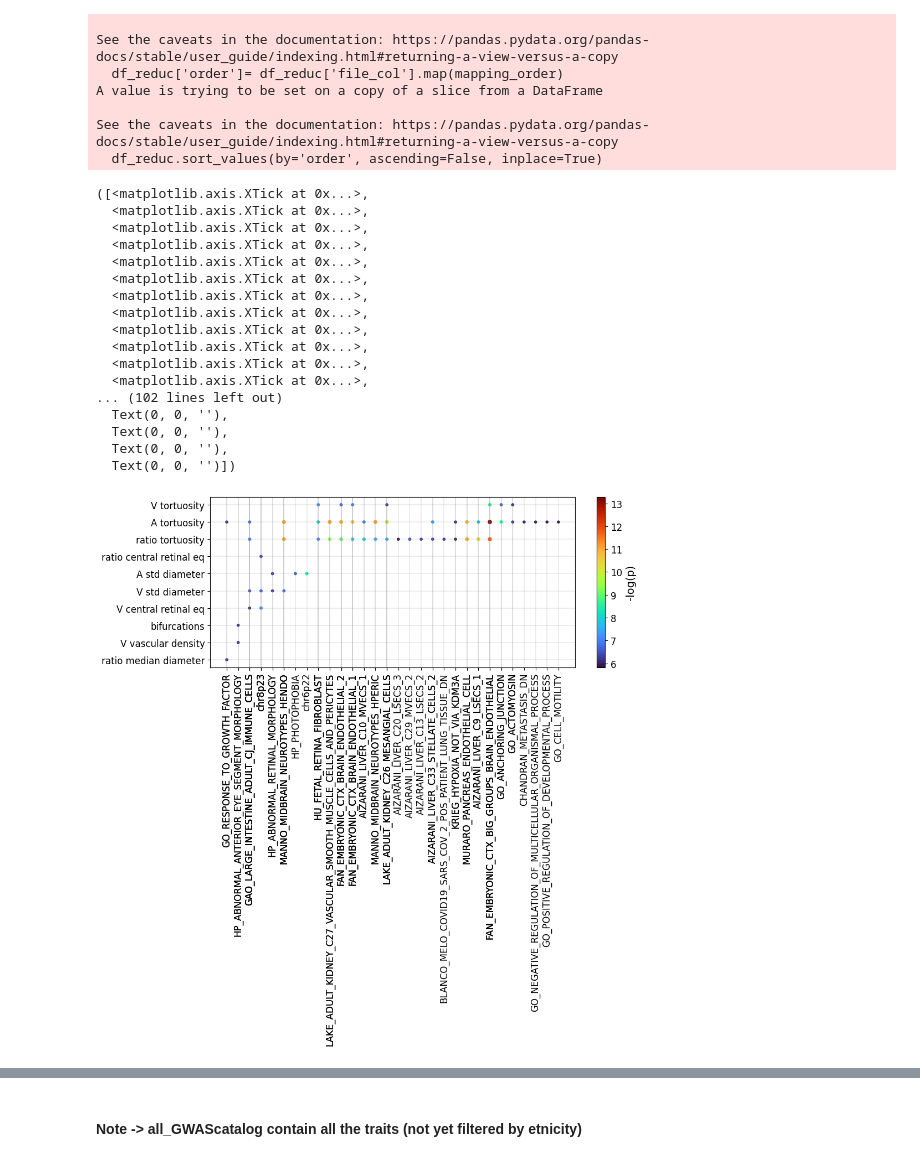
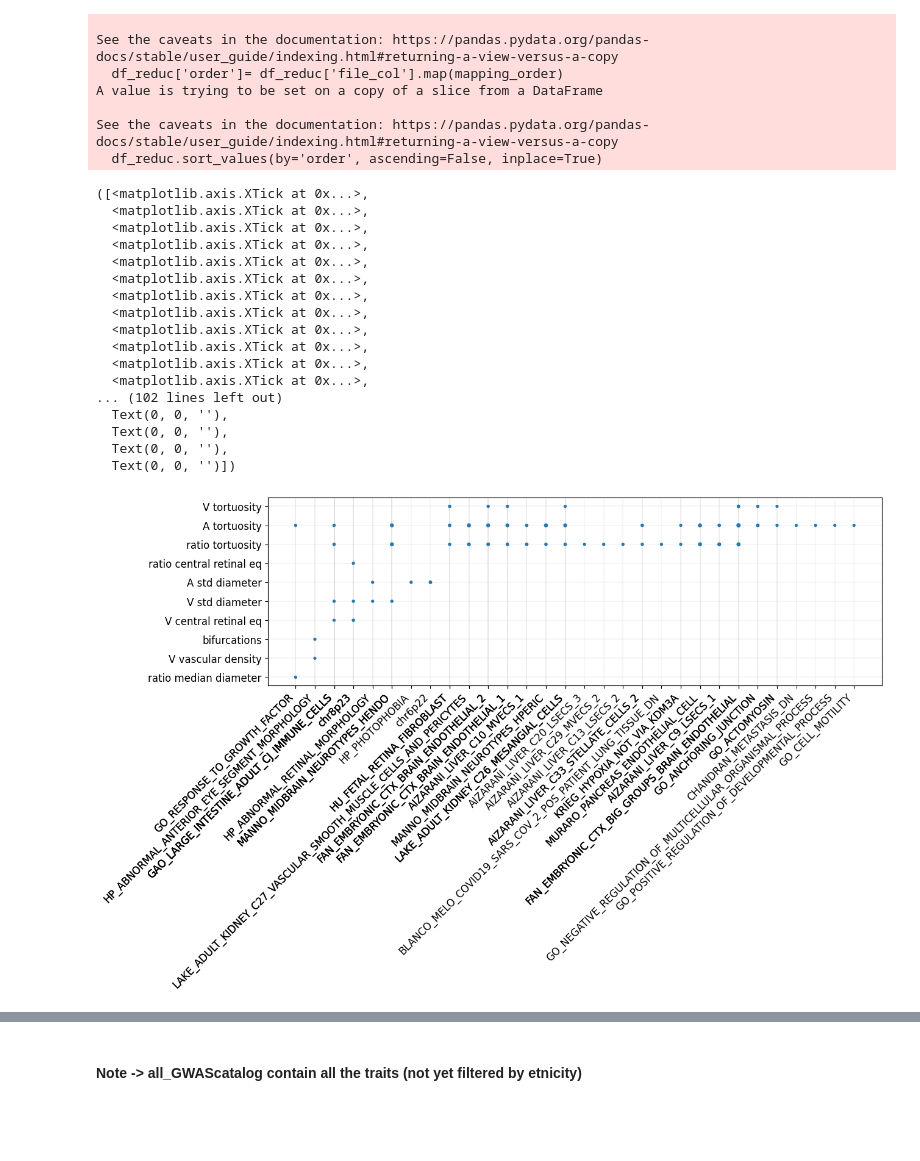
Before and after one commit to BergmannLab/retina-phenotypes, a Jupyter notebook: complementary/GWAS_postprocessing/common_genes_path_snps/sharedPathw_plots.ipynb, the cells around one changed output, grey strips where cells are left out. Saved outputs shown, nothing was run; the diff lists cells and outputs as text; code cells hidden in the pictures; blank space fills up the shorter version.

```diff
--- a/complementary/GWAS_postprocessing/common_genes_path_snps/sharedPathw_plots.ipynb
+++ b/complementary/GWAS_postprocessing/common_genes_path_snps/sharedPathw_plots.ipynb
@@ -108,43 +108,44 @@ A value is trying to be set on a copy of a slice from a DataFrame
 See the caveats in the documentation: https://pandas.pydata.org/pandas-docs/stable/user_guide/indexing.html#returning-a-view-versus-a-copy
   df_reduc.sort_values(by='order', ascending=False, inplace=True)
 # %%
-plt.rcParams['axes.labelsize'] = 14
-plt.rcParams['axes.titlesize'] = 14
+plt.rcParams['axes.labelsize'] = 12
+plt.rcParams['axes.titlesize'] = 12
 if type_phenots=='main':
-    plt.figure(figsize=(10, 4))
+    plt.figure(figsize=(13, 4))
     name_save='main_pathway_phenotypes_scatterplots_25_11_2022.png'
 elif type_phenots=='supplementary':
     plt.figure(figsize=(15, 12))
     name_save='sup_pathway_phenotypes_scatterplots_25_11_2022.png'
 #plt.xlabel('Genes')
 #plt.ylabel('Phenotypes')
 
 plt.rcParams['font.size'] = '12'
-plt.scatter(df_reduc['pathway'], df_reduc['file_col'], cmap='turbo', c=df_reduc['-log10(p)'], s=1.5*df_reduc['-log10(p)'])
-cbar= plt.colorbar(fraction=0.1)
-cbar.set_label('-log(p)')
-plt.grid(color='gray', linestyle='-', linewidth=0.2)
+#plt.scatter(df_reduc['pathway'], df_reduc['file_col'], cmap='turbo', c=df_reduc['-log10(p)'], s=1.5*df_reduc['-log10(p)'])
+plt.scatter(df_reduc['pathway'], df_reduc['file_col'], s=1.25*df_reduc['-log10(p)'])
+#cbar= plt.colorbar(fraction=0.1)
+#cbar.set_label('-log(p)')
+plt.grid(color='gray', linestyle='-', linewidth=0.1)
 #plt.stem(df_reduc['pathway'], df_reduc['file_col'],  basefmt = " ") #markerfmt='.',
-plt.xticks(df_reduc['pathway'], rotation=90)
+plt.xticks(df_reduc['pathway'], rotation=45, ha='right')
 # %% [output]
 ([<matplotlib.axis.XTick at 0x...>,
   <matplotlib.axis.XTick at 0x...>,
   <matplotlib.axis.XTick at 0x...>,
   <matplotlib.axis.XTick at 0x...>,
   <matplotlib.axis.XTick at 0x...>,
   <matplotlib.axis.XTick at 0x...>,
   <matplotlib.axis.XTick at 0x...>,
   <matplotlib.axis.XTick at 0x...>,
   <matplotlib.axis.XTick at 0x...>,
   <matplotlib.axis.XTick at 0x...>,
   <matplotlib.axis.XTick at 0x...>,
   <matplotlib.axis.XTick at 0x...>,
 ... (102 lines left out)
   Text(0, 0, ''),
   Text(0, 0, ''),
   Text(0, 0, ''),
   Text(0, 0, '')])
-[figure, old version]
+[figure, new version]
 # %%
 
 
```
Also changed, not shown: parts of 3 cells of this notebook, 5 other files.
